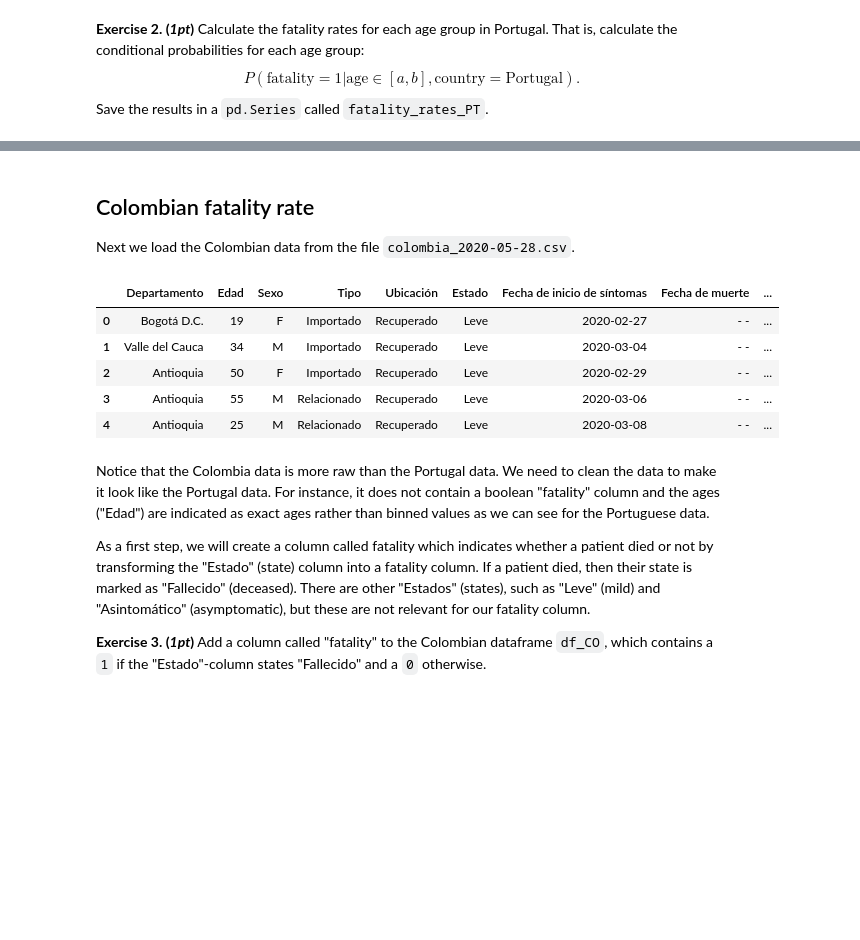
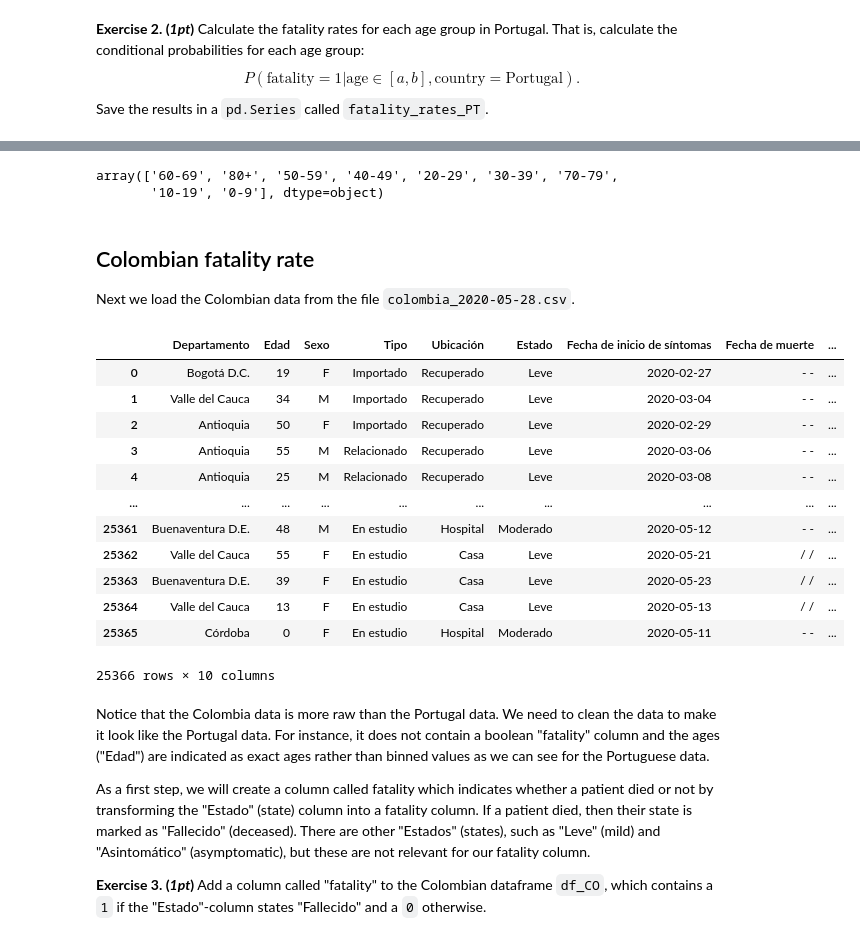
Before and after one commit to Tiimeeeyy/PrinciplesOfDataScience, a Jupyter notebook: Assignment1/HA1_Comparing_COVID_Fatalities.ipynb, the cells around one changed output, grey strips where cells are left out. Saved outputs shown, nothing was run; the diff lists cells and outputs as text; code cells hidden in the pictures; blank space fills up the shorter version.

```diff
--- a/Assignment1/HA1_Comparing_COVID_Fatalities.ipynb
+++ b/Assignment1/HA1_Comparing_COVID_Fatalities.ipynb
@@ -44,17 +64,29 @@ fatality_rates_PT
+# %%
+df_PT["age"].unique()
+# %% [output]
+array(['60-69', '80+', '50-59', '40-49', '20-29', '30-39', '70-79',
+       '10-19', '0-9'], dtype=object)
 # %% [markdown]
 ## Colombian fatality rate
 
 Next we load the Colombian data from the file `colombia_2020-05-28.csv`.
 # %%
-df_CO = pd.read_csv("C:/Users/timis/DataspellProjects/PrinciplesOfDataScience/Assignment1/Data/colombia_2020-05-28.csv")
-df_CO.head()
+df_CO = pd.read_csv("C:/Users/timis/DataspellProjects/PrinciplesOfDataScience/Assignment1/Data/colombia_2020-05-28.csv") # I could only load the data this way, please replace with your path to the data
+df_CO
 # %% [output]
 |  | Departamento | Edad | Sexo | Tipo | Ubicación | Estado | Fecha de inicio de síntomas | Fecha de muerte | ... |
 | 0 | Bogotá D.C. | 19 | F | Importado | Recuperado | Leve | 2020-02-27 | - - | ... |
 | 1 | Valle del Cauca | 34 | M | Importado | Recuperado | Leve | 2020-03-04 | - - | ... |
 | 2 | Antioquia | 50 | F | Importado | Recuperado | Leve | 2020-02-29 | - - | ... |
 | 3 | Antioquia | 55 | M | Relacionado | Recuperado | Leve | 2020-03-06 | - - | ... |
 | 4 | Antioquia | 25 | M | Relacionado | Recuperado | Leve | 2020-03-08 | - - | ... |
+| ... | ... | ... | ... | ... | ... | ... | ... | ... | ... |
+| 25361 | Buenaventura D.E. | 48 | M | En estudio | Hospital | Moderado | 2020-05-12 | - - | ... |
+| 25362 | Valle del Cauca | 55 | F | En estudio | Casa | Leve | 2020-05-21 | / / | ... |
+| 25363 | Buenaventura D.E. | 39 | F | En estudio | Casa | Leve | 2020-05-23 | / / | ... |
+| 25364 | Valle del Cauca | 13 | F | En estudio | Casa | Leve | 2020-05-13 | / / | ... |
+| 25365 | Córdoba | 0 | F | En estudio | Hospital | Moderado | 2020-05-11 | - - | ... |
+25366 rows × 10 columns
 # %% [markdown]
 Notice that the Colombia data is more raw than the Portugal data. We need to clean the data to make it look like the Portugal data. For instance, it does not contain a boolean "fatality" column and the ages ("Edad") are indicated as exact ages rather than binned values as we can see for the Portuguese data.
 
```
Also changed, not shown: parts of 17 cells of this notebook, 13 other files.
